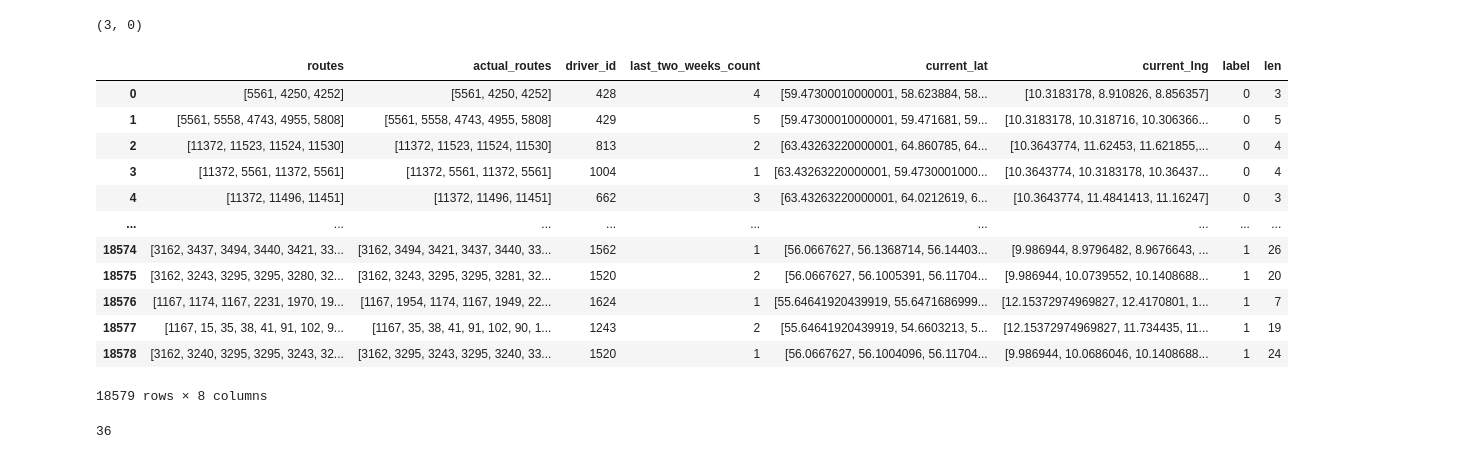
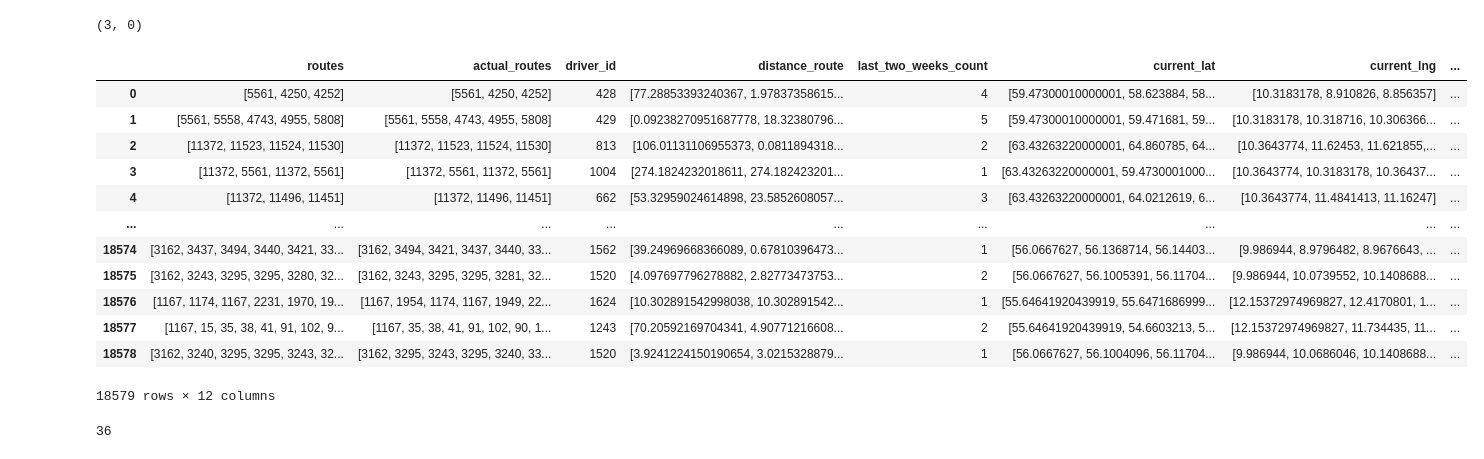
Before and after one commit to anna1904/RouteClassification, a Jupyter notebook: classification_3.ipynb, the cells around one changed output. Cells and saved outputs as stored; diff of their text form; code cells hidden in the pictures.

```diff
--- a/classification_3.ipynb
+++ b/classification_3.ipynb
@@ -35,7 +35,7 @@ with open('output.txt', 'w') as f:
 print('number of groups', sorted_data_stops['location_id_craft'].nunique())
 
 # data_stops_day= sorted_data_stops[sorted_data_stops['day_of_week'] == "Wednesday"]
-grouped_df = sorted_data_stops.groupby('driver_workday_id')[['driver_id', 'location_type_id', 'address_id', 'stop_dispatched_at', 'stop_arrived_at', 'stop_earliest', 'stop_latest', 'current_lat', 'current_lng', 'stop_completed_at', 'cluster', 'location_id_craft','day_of_week', 'date']].apply(lambda x: pd.Series({
+grouped_df = sorted_data_stops.groupby('driver_workday_id')[['driver_id', 'location_type_id', 'address_id', 'stop_dispatched_at', 'stop_arrived_at', 'stop_earliest', 'stop_latest', 'current_lat', 'current_lng', 'stop_completed_at', 'cluster', 'location_id_craft','day_of_week', 'date', 'location_is_depot']].apply(lambda x: pd.Series({
     'driver_id': x['driver_id'].tolist(),
     'location_type_id': x['location_type_id'].tolist(),
     'planned_route_location': x['address_id'].tolist(),
@@ -49,6 +49,7 @@ grouped_df = sorted_data_stops.groupby('driver_workday_id')[['driver_id', 'locat
     'planned_route_cluster': x['cluster'].tolist(),
     'planned_route_craft': x['location_id_craft'].tolist(),
     'day_of_week': x['day_of_week'].tolist(),
+    'location_is_depot': x['location_is_depot'].tolist(),
     'date': x['date'].tolist()
 })).reset_index()
 grouped_df
@@ -176,6 +177,8 @@ routes['last_two_weeks_count'] = routes.apply(lambda row:
                                          (row['date'] - routes['date']).dt.days.between(-14, 0)].shape[0],
                                       axis=1)
 routes = routes[(routes['date'] < '2024-01-01') | (routes['date'] > '2024-01-14')]
+routes['location_type_id'] = routes['location_type_id'].apply(lambda x: [0 if i == 1 else 1 for i in x])
+routes['location_is_depot'] = routes['location_is_depot'].apply(lambda x: [int(value) for value in x])
 # %%
 routes = routes.reset_index(drop=True)
 # %%
@@ -202,5 +220,5 @@ routes = routes.reset_index(drop=True)
 # %%
-planned_routes = routes[['planned_route_craft', 'actual_route_location', 'driver_id', 'day_of_week', 'last_two_weeks_count', 'location_type_id', 'stop_arrived_at', 'stop_earliest', 'stop_latest', 'current_lat', 'current_lng', 'difference_distance', 'distance_route']]
+planned_routes = routes[['planned_route_craft', 'actual_route_location', 'driver_id', 'day_of_week', 'last_two_weeks_count', 'location_type_id', 'stop_arrived_at', 'stop_earliest', 'stop_latest', 'current_lat', 'current_lng', 'difference_distance', 'distance_route', 'location_is_depot', 'location_type_id']]
 actual_routes = routes['actual_route_location']
 # %%
 planned_routes_list = planned_routes['planned_route_craft'].tolist()
@@ -301,23 +319,29 @@ planned_routes_list[1227], actual_routes_list[1227]
 For each driver-day, we consider only the planned route. For each planned route we calculate how much it deviates from the actual route (e.g., use some form of edit distance - see https://link.springer.com/article/10.1007/s10732-006-9001-3?), which is then normalized (divide by max edit distance, or number of visits or something?) to the interval [0, 1]. Then, a planned route is good if this distance (between planned and actual) is less than a certain threshold and otherwise it is bad. This becomes the label (bad/good)
 # %%
 import statistics
-completed_routes_df = pd.DataFrame(columns=['planned_route_craft', 'actual_route_location', 'driver_id', 'day_of_week', 'last_two_weeks_count', 'location_type_id', 'stop_arrived_at', 'stop_earliest', 'stop_latest', 'current_lat', 'current_lng', 'edit_distance', 'score'])
-uncompleted_routes_df = pd.DataFrame(columns=['planned_route_craft', 'actual_route_location', 'driver_id', 'day_of_week', 'distance_route', 'last_two_weeks_count', 'location_type_id', 'stop_arrived_at', 'stop_earliest', 'stop_latest', 'current_lat', 'current_lng', 'edit_distance', 'score'])
+completed_routes_df = pd.DataFrame(columns=['planned_route_craft', 'actual_route_location', 'driver_id', 'day_of_week', 'distance_route', 'last_two_weeks_count', 'stop_arrived_at', 'stop_earliest', 'stop_latest', 'current_lat', 'current_lng', 'location_type_id', 'location_is_depot'])
+uncompleted_routes_df = pd.DataFrame(columns=['planned_route_craft', 'actual_route_location', 'driver_id', 'day_of_week', 'distance_route', 'last_two_weeks_count', 'stop_arrived_at', 'stop_earliest', 'stop_latest', 'current_lat', 'current_lng', 'location_type_id', 'location_is_depot'])
 #11700795
 scores = []
 edit_distances = []
+completed_routes_list = []
+uncompleted_routes_list = []
 for i in range(len(planned_routes_list)):
-    editDistance = minDistance(planned_routes_list[i],actual_routes_list[i])/len(planned_routes_list[i])
-    score = calculate_route_quality_score(planned_routes_list[i],actual_routes_list[i])
+    editDistance = minDistance(planned_routes_list[i], actual_routes_list[i]) / len(planned_routes_list[i])
+    score = calculate_route_quality_score(planned_routes_list[i], actual_routes_list[i])
     scores.append(score)
     edit_distances.append(editDistance)
-    if  editDistance > 0.05 and score < 0.95  and planned_routes['difference_distance'].iloc[i] > 0.01:
-        uncompleted_routes_df = pd.concat([uncompleted_routes_df, pd.DataFrame([planned_routes.iloc[i]]).reset_index(drop=True)], ignore_index=True)
+
+    if editDistance > 0.05 and score < 0.95 and planned_routes['difference_distance'].iloc[i] > 0.01:
+        uncompleted_routes_list.append(planned_routes.iloc[i].to_dict())
     else:
-        completed_routes_df = pd.concat([completed_routes_df, pd.DataFrame([planned_routes.iloc[i]]).reset_index(drop=True)], ignore_index=True)
+        completed_routes_list.append(planned_routes.iloc[i].to_dict())
 
-# uncompleted_routes_df.to_csv('uncompleted_routes_df.txt', index=False)
+# Convert the lists to DataFrames
+completed_routes_df = pd.DataFrame(completed_routes_list)
+uncompleted_routes_df = pd.DataFrame(uncompleted_routes_list)
+
 print(len(completed_routes_df), len(uncompleted_routes_df))
-# completed_routes_df
+completed_routes_df
 # %% [output]
 9736 8843
@@ -572,36 +611,38 @@ len(completed_routes_df), len(uncompleted_routes_df)
 # %%
 final_routes = pd.DataFrame({
     'routes': completed_routes_df['planned_route_craft'].tolist() + uncompleted_routes_df['planned_route_craft'].tolist(),
     'actual_routes': completed_routes_df['actual_route_location'].tolist() + uncompleted_routes_df['actual_route_location'].tolist(),
     'driver_id': completed_routes_df['driver_id'].tolist() +  uncompleted_routes_df['driver_id'].tolist(),
-    # 'distance_route': completed_routes_df['distance_route_planned'].tolist() + uncompleted_routes_df['distance_route_planned'].tolist(),
+    'distance_route': completed_routes_df['distance_route'].tolist() + uncompleted_routes_df['distance_route'].tolist(),
     'last_two_weeks_count': completed_routes_df['last_two_weeks_count'].tolist() + uncompleted_routes_df['last_two_weeks_count'].tolist(),
     'current_lat': completed_routes_df['current_lat'].tolist() + uncompleted_routes_df['current_lat'].tolist(),
     'current_lng': completed_routes_df['current_lng'].tolist() + uncompleted_routes_df['current_lng'].tolist(),
-    # 'day_of_week': completed_routes_df['day_of_week'].tolist() + uncompleted_routes_df['day_of_week'].tolist(),
+    'day_of_week': completed_routes_df['day_of_week'].tolist() + uncompleted_routes_df['day_of_week'].tolist(),
+    'location_is_depot': completed_routes_df['location_is_depot'].tolist() + uncompleted_routes_df['location_is_depot'].tolist(),
+    'location_type_id': completed_routes_df['location_type_id'].tolist() + uncompleted_routes_df['location_type_id'].tolist(),
     'label': [0] * len(completed_routes_df)  + [1] * len(uncompleted_routes_df)
 })
 final_routes['len'] = final_routes['routes'].apply(lambda x: len(x))
 final_routes
 
 # [0] * len(artificial_planned_routes)
 # artificial_planned_routes['distance_route'].tolist()
 # artificial_planned_routes['driver_id'].tolist()
 # artificial_planned_routes['common_subsequence'].tolist()
 # %% [output]
-|  | routes | actual_routes | driver_id | last_two_weeks_count | current_lat | current_lng | label | len |
-| 0 | [5561, 4250, 4252] | [5561, 4250, 4252] | 428 | 4 | [59.47300010000001, 58.623884, 58... | [10.3183178, 8.910826, 8.856357] | 0 | 3 |
-| 1 | [5561, 5558, 4743, 4955, 5808] | [5561, 5558, 4743, 4955, 5808] | 429 | 5 | [59.47300010000001, 59.471681, 59... | [10.3183178, 10.318716, 10.306366... | 0 | 5 |
-| 2 | [11372, 11523, 11524, 11530] | [11372, 11523, 11524, 11530] | 813 | 2 | [63.43263220000001, 64.860785, 64... | [10.3643774, 11.62453, 11.621855,... | 0 | 4 |
-| 3 | [11372, 5561, 11372, 5561] | [11372, 5561, 11372, 5561] | 1004 | 1 | [63.43263220000001, 59.4730001000... | [10.3643774, 10.3183178, 10.36437... | 0 | 4 |
-| 4 | [11372, 11496, 11451] | [11372, 11496, 11451] | 662 | 3 | [63.43263220000001, 64.0212619, 6... | [10.3643774, 11.4841413, 11.16247] | 0 | 3 |
+|  | routes | actual_routes | driver_id | distance_route | last_two_weeks_count | current_lat | current_lng | ... |
+| 0 | [5561, 4250, 4252] | [5561, 4250, 4252] | 428 | [77.28853393240367, 1.97837358615... | 4 | [59.47300010000001, 58.623884, 58... | [10.3183178, 8.910826, 8.856357] | ... |
+| 1 | [5561, 5558, 4743, 4955, 5808] | [5561, 5558, 4743, 4955, 5808] | 429 | [0.09238270951687778, 18.32380796... | 5 | [59.47300010000001, 59.471681, 59... | [10.3183178, 10.318716, 10.306366... | ... |
+| 2 | [11372, 11523, 11524, 11530] | [11372, 11523, 11524, 11530] | 813 | [106.01131106955373, 0.0811894318... | 2 | [63.43263220000001, 64.860785, 64... | [10.3643774, 11.62453, 11.621855,... | ... |
+| 3 | [11372, 5561, 11372, 5561] | [11372, 5561, 11372, 5561] | 1004 | [274.1824232018611, 274.182423201... | 1 | [63.43263220000001, 59.4730001000... | [10.3643774, 10.3183178, 10.36437... | ... |
+| 4 | [11372, 11496, 11451] | [11372, 11496, 11451] | 662 | [53.32959024614898, 23.5852608057... | 3 | [63.43263220000001, 64.0212619, 6... | [10.3643774, 11.4841413, 11.16247] | ... |
 | ... | ... | ... | ... | ... | ... | ... | ... | ... |
-| 18574 | [3162, 3437, 3494, 3440, 3421, 33... | [3162, 3494, 3421, 3437, 3440, 33... | 1562 | 1 | [56.0667627, 56.1368714, 56.14403... | [9.986944, 8.9796482, 8.9676643, ... | 1 | 26 |
-| 18575 | [3162, 3243, 3295, 3295, 3280, 32... | [3162, 3243, 3295, 3295, 3281, 32... | 1520 | 2 | [56.0667627, 56.1005391, 56.11704... | [9.986944, 10.0739552, 10.1408688... | 1 | 20 |
-| 18576 | [1167, 1174, 1167, 2231, 1970, 19... | [1167, 1954, 1174, 1167, 1949, 22... | 1624 | 1 | [55.64641920439919, 55.6471686999... | [12.15372974969827, 12.4170801, 1... | 1 | 7 |
-| 18577 | [1167, 15, 35, 38, 41, 91, 102, 9... | [1167, 35, 38, 41, 91, 102, 90, 1... | 1243 | 2 | [55.64641920439919, 54.6603213, 5... | [12.15372974969827, 11.734435, 11... | 1 | 19 |
-| 18578 | [3162, 3240, 3295, 3295, 3243, 32... | [3162, 3295, 3243, 3295, 3240, 33... | 1520 | 1 | [56.0667627, 56.1004096, 56.11704... | [9.986944, 10.0686046, 10.1408688... | 1 | 24 |
+| 18574 | [3162, 3437, 3494, 3440, 3421, 33... | [3162, 3494, 3421, 3437, 3440, 33... | 1562 | [39.24969668366089, 0.67810396473... | 1 | [56.0667627, 56.1368714, 56.14403... | [9.986944, 8.9796482, 8.9676643, ... | ... |
+| 18575 | [3162, 3243, 3295, 3295, 3280, 32... | [3162, 3243, 3295, 3295, 3281, 32... | 1520 | [4.097697796278882, 2.82773473753... | 2 | [56.0667627, 56.1005391, 56.11704... | [9.986944, 10.0739552, 10.1408688... | ... |
+| 18576 | [1167, 1174, 1167, 2231, 1970, 19... | [1167, 1954, 1174, 1167, 1949, 22... | 1624 | [10.302891542998038, 10.302891542... | 1 | [55.64641920439919, 55.6471686999... | [12.15372974969827, 12.4170801, 1... | ... |
+| 18577 | [1167, 15, 35, 38, 41, 91, 102, 9... | [1167, 35, 38, 41, 91, 102, 90, 1... | 1243 | [70.20592169704341, 4.90771216608... | 2 | [55.64641920439919, 54.6603213, 5... | [12.15372974969827, 11.734435, 11... | ... |
+| 18578 | [3162, 3240, 3295, 3295, 3243, 32... | [3162, 3295, 3243, 3295, 3240, 33... | 1520 | [3.9241224150190654, 3.0215328879... | 1 | [56.0667627, 56.1004096, 56.11704... | [9.986944, 10.0686046, 10.1408688... | ... |
-18579 rows × 8 columns
+18579 rows × 12 columns
 # %%
 
 max([len(i) for i in final_routes['routes']])
```
Also changed, not shown: parts of 24 cells of this notebook, 1 other file.
